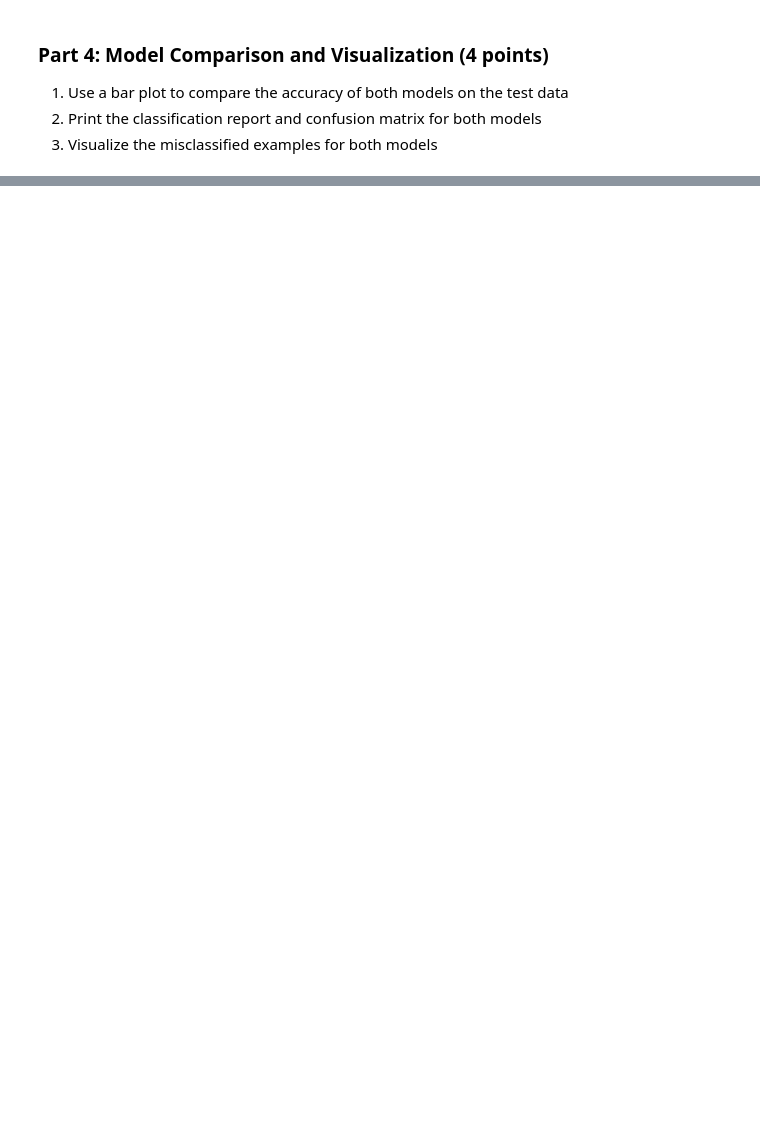
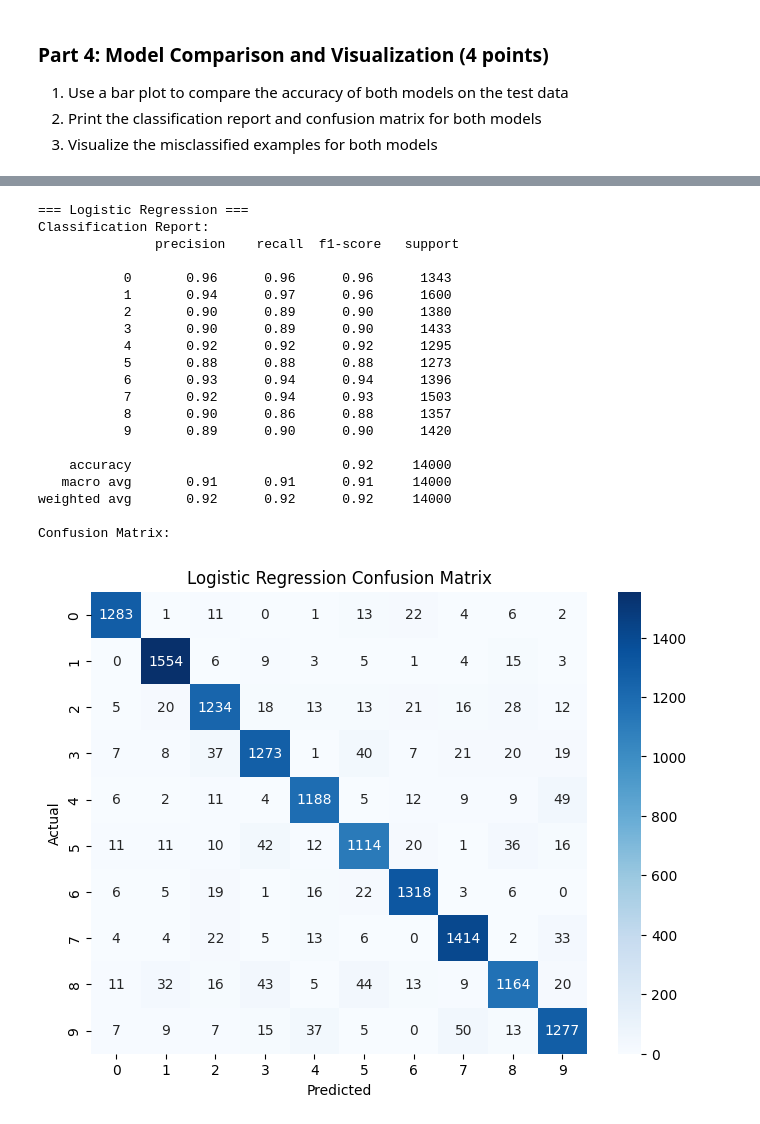
Before and after one commit to arnavkapasiuf/BME3053C-Spring-2025, a Jupyter notebook: homework/Homework_8.ipynb, the cells around one changed output, grey strips where cells are left out. Drawn from its saved outputs; the diff is of its cells as text; code cells hidden in the pictures; blank space fills up the shorter version.

```diff
--- a/homework/Homework_8.ipynb
+++ b/homework/Homework_8.ipynb
@@ -67,0 +141,45 @@ except ImportError as e:
+# %%
+# Provide your code for part 4-2 here
+from sklearn.metrics import classification_report, confusion_matrix
+
+print("=== Logistic Regression ===")
+print("Classification Report:\n", classification_report(y_test, logistic_preds))
+print("Confusion Matrix:")
+plt.figure(figsize=(8, 6))
+sns.heatmap(confusion_matrix(y_test, logistic_preds), annot=True, fmt='d', cmap='Blues')
+plt.title("Logistic Regression Confusion Matrix")
+plt.xlabel("Predicted")
+plt.ylabel("Actual")
+plt.show()
+
+print("\n=== Neural Network ===")
+print("Classification Report:\n", classification_report(y_test, mlp_preds))
+print("Confusion Matrix:")
+plt.figure(figsize=(8, 6))
+sns.heatmap(confusion_matrix(y_test, mlp_preds), annot=True, fmt='d', cmap='Oranges')
+plt.title("Neural Network Confusion Matrix")
+plt.xlabel("Predicted")
+plt.ylabel("Actual")
+plt.show()
+# %% [output]
+=== Logistic Regression ===
+Classification Report:
+               precision    recall  f1-score   support
+
+           0       0.96      0.96      0.96      1343
+           1       0.94      0.97      0.96      1600
+           2       0.90      0.89      0.90      1380
+           3       0.90      0.89      0.90      1433
+           4       0.92      0.92      0.92      1295
+           5       0.88      0.88      0.88      1273
+           6       0.93      0.94      0.94      1396
+           7       0.92      0.94      0.93      1503
+           8       0.90      0.86      0.88      1357
+           9       0.89      0.90      0.90      1420
+
+    accuracy                           0.92     14000
+   macro avg       0.91      0.91      0.91     14000
+weighted avg       0.92      0.92      0.92     14000
+
+Confusion Matrix:
+[figure, added]
```
Also changed, not shown: parts of 17 cells of this notebook.
